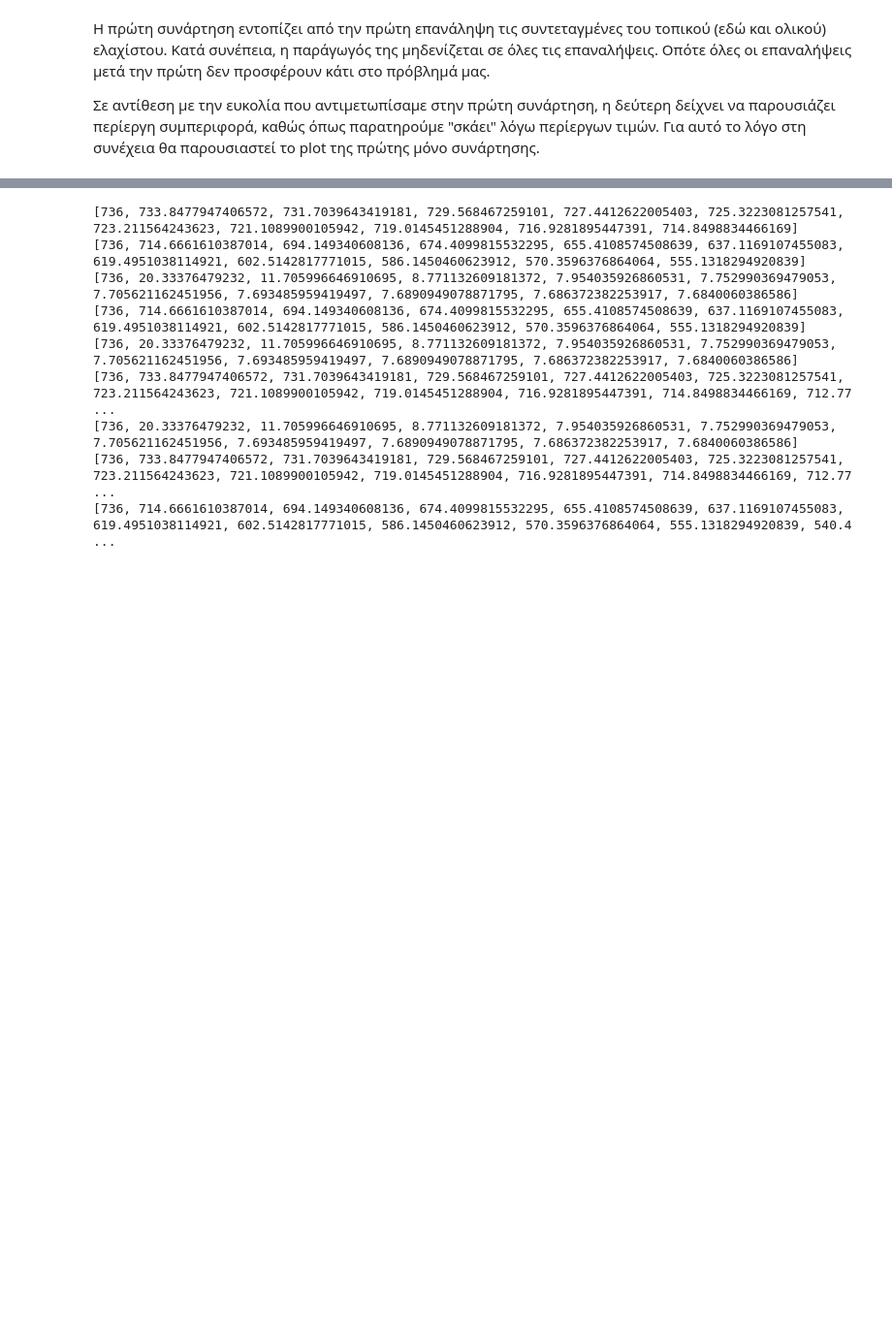
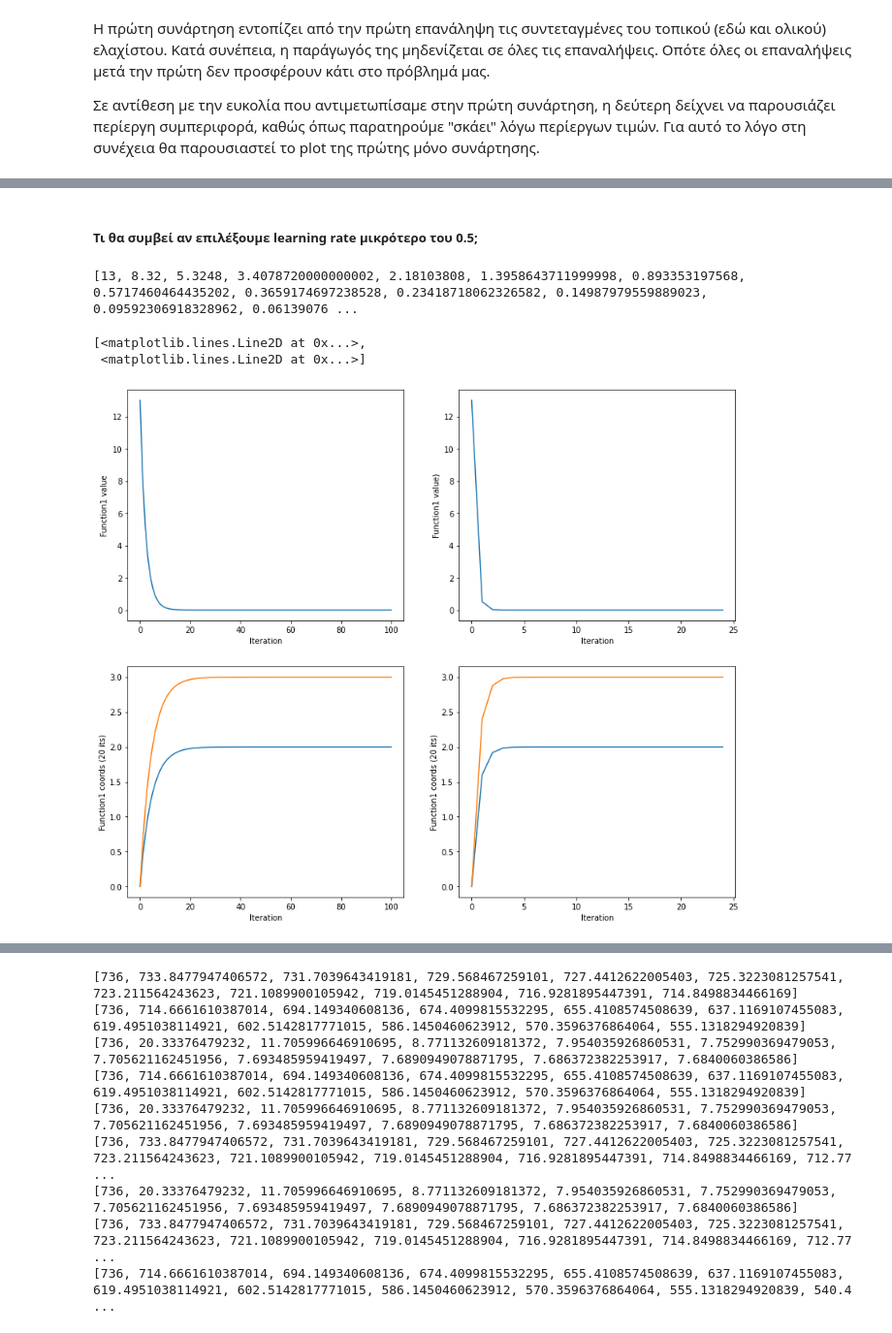
Before and after one commit to konstantinaRK/MachineLearning, a Jupyter notebook: Exercise1.ipynb, the cells around one changed output, grey strips where cells are left out. Shown: that part at 97% size. Saved outputs shown, nothing was run; the diff lists cells and outputs as text; code cells hidden in the pictures; blank space fills up the shorter version.

```diff
--- a/Exercise1.ipynb
+++ b/Exercise1.ipynb
@@ -391,0 +429,29 @@ for i in range(4):
+# %% [markdown]
+##### Τι θα συμβεί αν επιλέξουμε learning rate μικρότερο του 0.5;
+# %%
+data1 = gradient_descend(f1_grad, 100, [0,0], 0.1)
+data2 = gradient_descend(f1_grad, 24, [0,0], 0.4)
+
+
+fig, ax = plt.subplots(2, 2,figsize=(14,12))
+ax[0][0].set_ylabel("Function1 value")
+ax[0][0].set_xlabel("Iteration")
+
+ax[0][1].set_ylabel("Function1 value)")
+ax[0][1].set_xlabel("Iteration")
+
+ax[1][0].set_ylabel("Function1 coords (20 its)")
+ax[1][0].set_xlabel("Iteration")
+
+ax[1][1].set_ylabel("Function1 coords (20 its)")
+ax[1][1].set_xlabel("Iteration")
+
+ax[0][0].plot([f1(x) for x in data1])
+ax[1][0].plot(data1)
+ax[0][1].plot([f1(x) for x in data2])
+ax[1][1].plot(data2)
+# %% [output]
+[13, 8.32, 5.3248, 3.4078720000000002, 2.18103808, 1.3958643711999998, 0.893353197568, 0.5717460464435202, 0.3659174697238528, 0.23418718062326582, 0.14987979559889023, 0.09592306918328962, 0.06139076 ...
+[<matplotlib.lines.Line2D at 0x...>,
+ <matplotlib.lines.Line2D at 0x...>]
+[figure, added]
```
Also changed, not shown: parts of 31 cells of this notebook.
